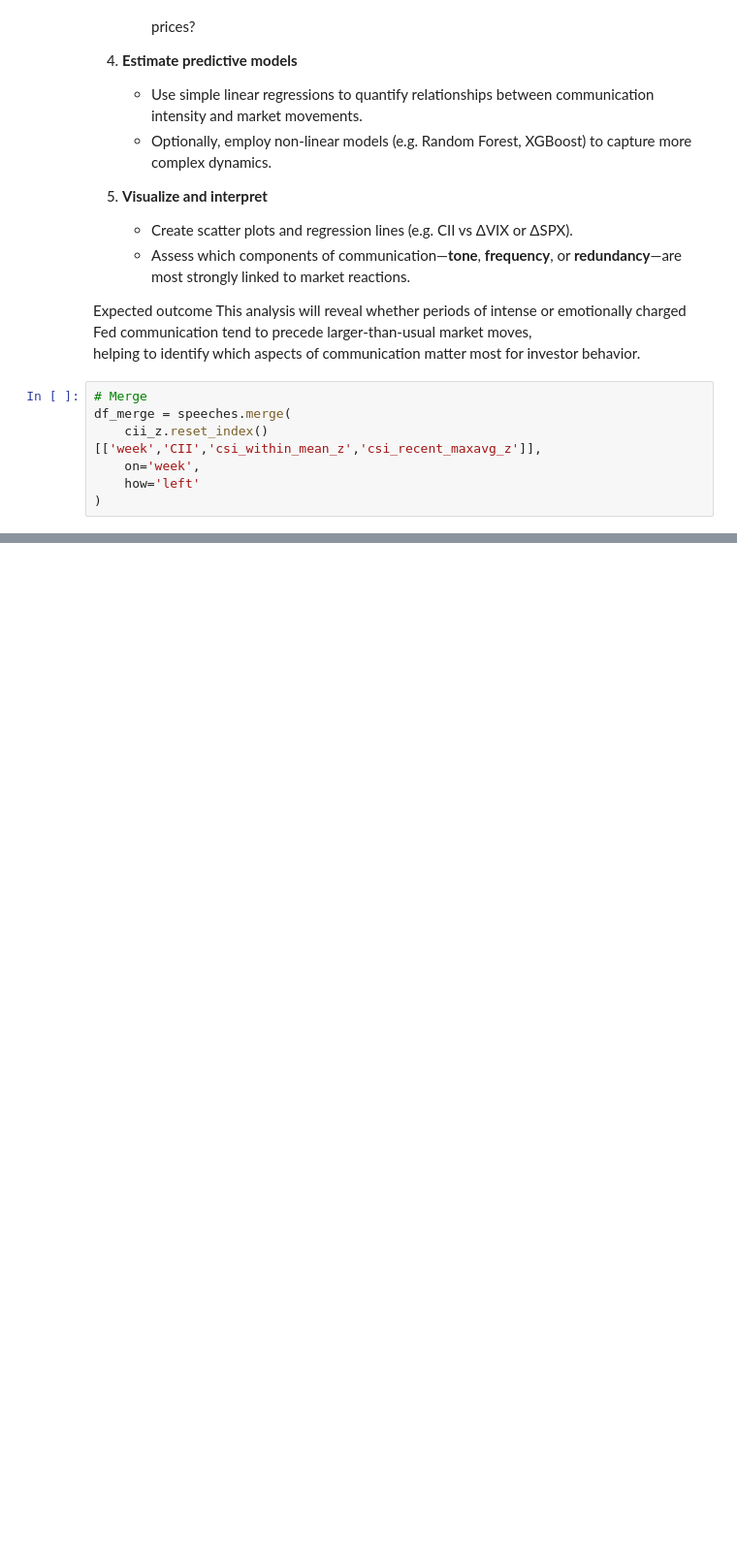
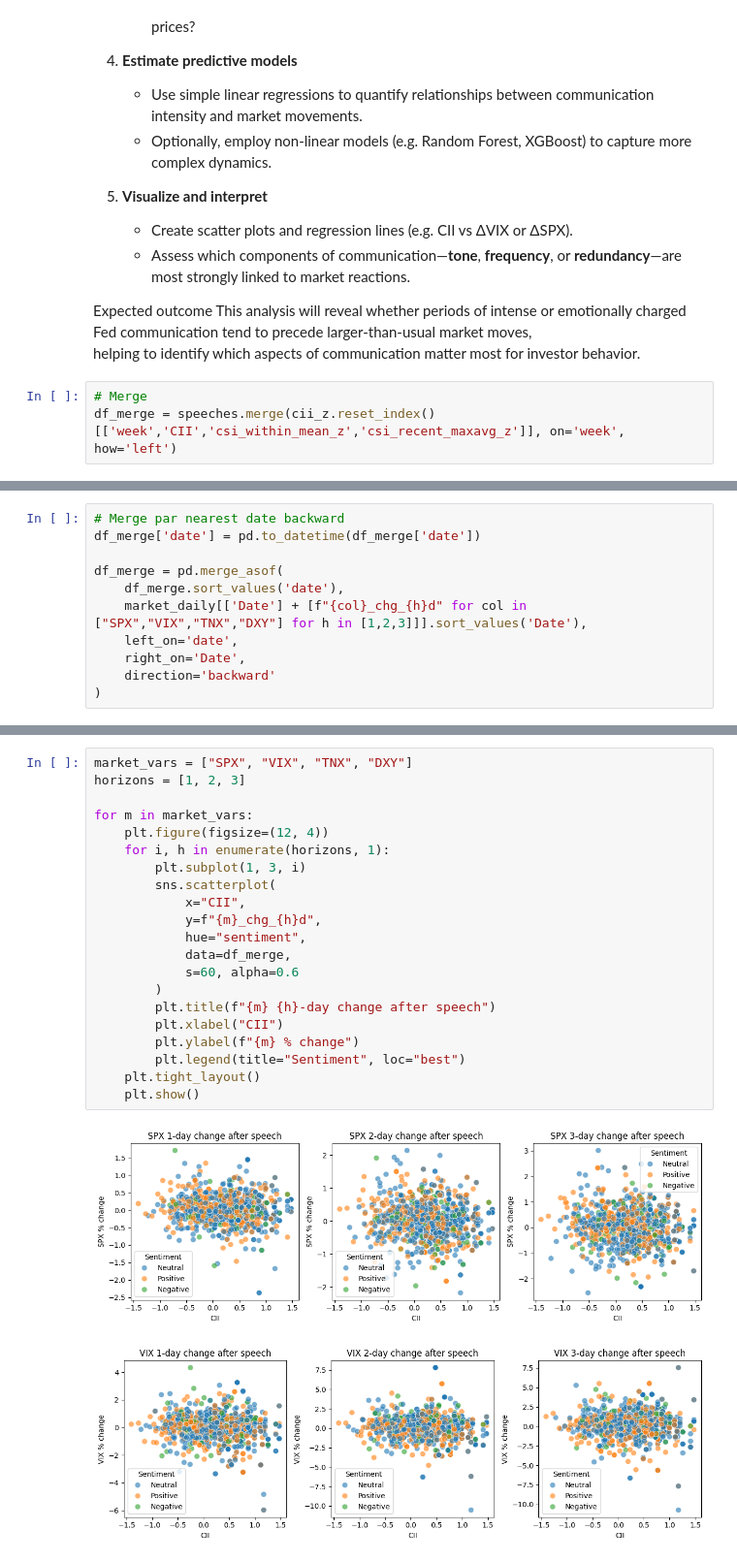
Before and after one commit to nonnen96/fed-communication-saturation, a Jupyter notebook: work.ipynb, the cells around one changed output, grey strips where cells are left out. Shown at 97% size. Saved outputs shown, nothing was run; the diff lists cells and outputs as text; blank space fills up the shorter version.

```diff
--- a/work.ipynb
+++ b/work.ipynb
@@ -918,8 +907,4 @@ This analysis will reveal whether periods of intense or emotionally charged Fed
 helping to identify which aspects of communication matter most for investor behavior.
 # %%
 # Merge
-df_merge = speeches.merge(
-    cii_z.reset_index()[['week','CII','csi_within_mean_z','csi_recent_maxavg_z']],
-    on='week',
-    how='left'
-)
+df_merge = speeches.merge(cii_z.reset_index()[['week','CII','csi_within_mean_z','csi_recent_maxavg_z']], on='week', how='left')
@@ -991,0 +939,11 @@ for m in market_vars:
+# %%
+# Merge par nearest date backward
+df_merge['date'] = pd.to_datetime(df_merge['date'])
+
+df_merge = pd.merge_asof(
+    df_merge.sort_values('date'),
+    market_daily[['Date'] + [f"{col}_chg_{h}d" for col in ["SPX","VIX","TNX","DXY"] for h in [1,2,3]]].sort_values('Date'),
+    left_on='date',
+    right_on='Date',
+    direction='backward'
+)
@@ -991,0 +952,24 @@ for m in market_vars:
+# %%
+market_vars = ["SPX", "VIX", "TNX", "DXY"]
+horizons = [1, 2, 3]
+
+for m in market_vars:
+    plt.figure(figsize=(12, 4))
+    for i, h in enumerate(horizons, 1):
+        plt.subplot(1, 3, i)
+        sns.scatterplot(
+            x="CII",
+            y=f"{m}_chg_{h}d",
+            hue="sentiment",
+            data=df_merge,
+            s=60, alpha=0.6
+        )
+        plt.title(f"{m} {h}-day change after speech")
+        plt.xlabel("CII")
+        plt.ylabel(f"{m} % change")
+        plt.legend(title="Sentiment", loc="best")
+    plt.tight_layout()
+    plt.show()
+# %% [output]
+[figure, added]
+[figure, added]
```
Also changed, not shown: parts of 16 cells of this notebook.
